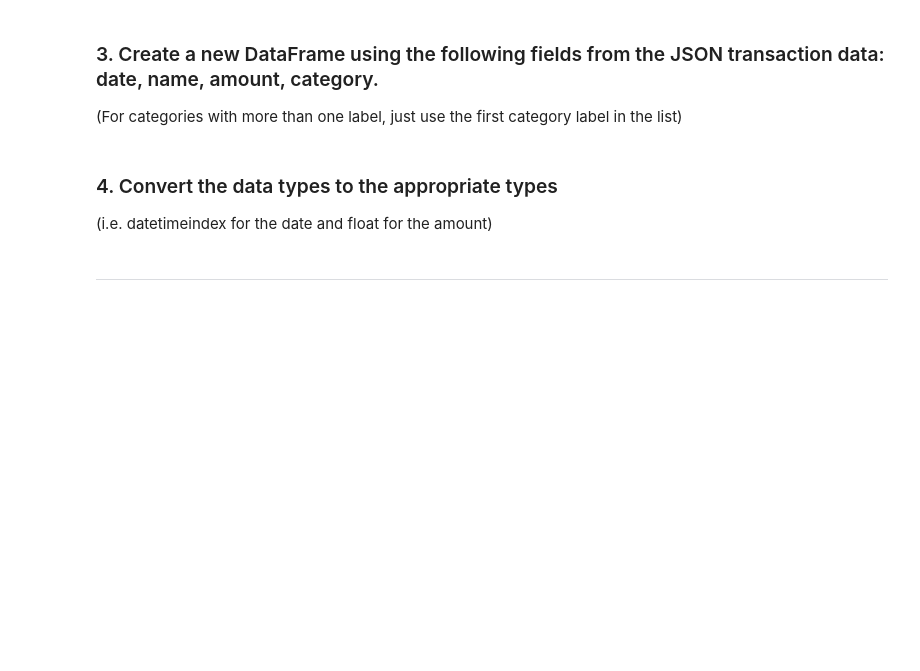
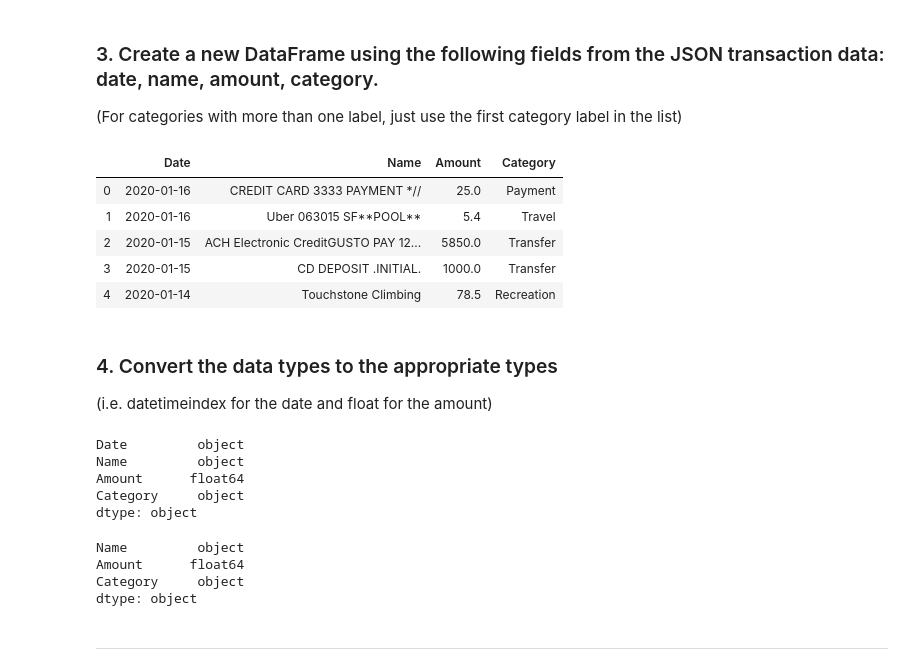
Before and after one commit to sselvakularanjan/APIs-Homework, a Jupyter notebook: Account Summary.ipynb, the cells around one changed output. Cells and saved outputs as stored; diff of their text form; code cells hidden in the pictures; blank space fills up the shorter version.

```diff
--- a/Account Summary.ipynb
+++ b/Account Summary.ipynb
@@ -117,10 +138,48 @@ print(transactions)
 ### 3. Create a new DataFrame using the following fields from the JSON transaction data: date, name, amount, category.
 
 (For categories with more than one label, just use the first category label in the list)
+# %%
+dates = []
+names = []
+amounts = []
+categories = []
+
+for transactions in transactions_response['transactions']:
+    categories.append(transactions['category'][0])
+    dates.append(transactions['date'])
+    names.append(transactions['name'])
+    amounts.append(transactions['amount'])
+
+df = pd.DataFrame(list(zip(dates, names, amounts, categories)), columns =['Date','Name','Amount','Category'])
+df.head()
+# %% [output]
+|  | Date | Name | Amount | Category |
+| 0 | 2020-01-16 | CREDIT CARD 3333 PAYMENT *// | 25.0 | Payment |
+| 1 | 2020-01-16 | Uber 063015 SF**POOL** | 5.4 | Travel |
+| 2 | 2020-01-15 | ACH Electronic CreditGUSTO PAY 12... | 5850.0 | Transfer |
+| 3 | 2020-01-15 | CD DEPOSIT .INITIAL. | 1000.0 | Transfer |
+| 4 | 2020-01-14 | Touchstone Climbing | 78.5 | Recreation |
 # %% [markdown]
 ### 4. Convert the data types to the appropriate types
 
 (i.e. datetimeindex for the date and float for the amount)
+# %%
+df.dtypes
+# %% [output]
+Date         object
+Name         object
+Amount      float64
+Category     object
+dtype: object
+# %%
+df['Date'] = pd.to_datetime(df['Date'])
+df.set_index('Date',inplace=True)
+print(df.dtypes)
+# %% [output]
+Name         object
+Amount      float64
+Category     object
+dtype: object
 # %% [markdown]
 ---
 # %% [markdown]
```
Also changed, not shown: parts of 15 cells of this notebook, 2 other files.
